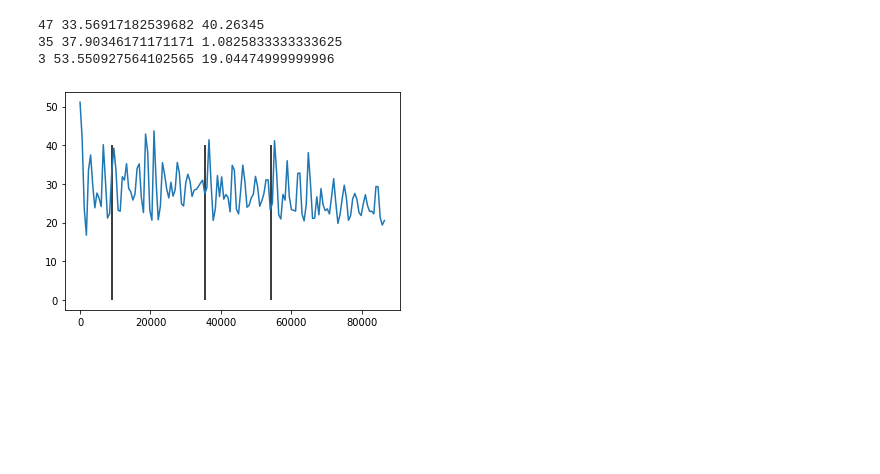
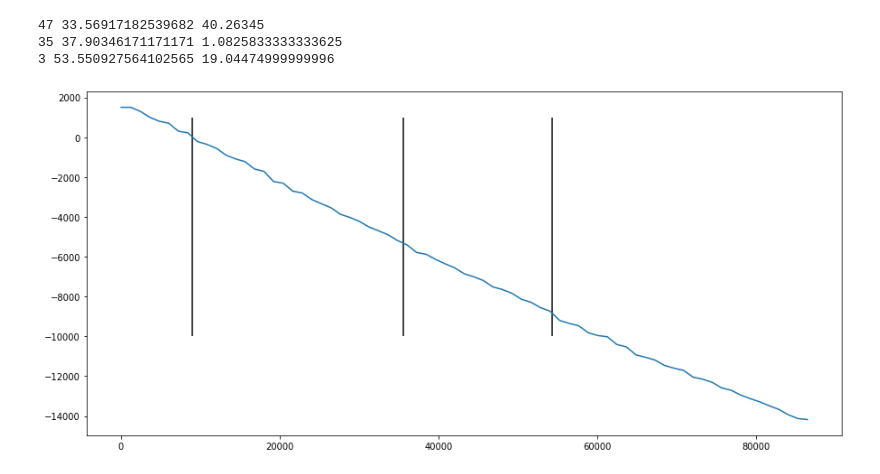
Before and after one commit to adithyashanmugam/Daytona24, a Jupyter notebook: src/2018/FixData2018.ipynb, the cells around one changed output. Drawn from its saved outputs; the diff is of its cells as text; code cells hidden in the pictures; blank space fills up the shorter version.

```diff
--- a/src/2018/FixData2018.ipynb
+++ b/src/2018/FixData2018.ipynb
@@ -141,12 +141,40 @@ for t in range(0, MAXTIME, 600):
         lp = getLastPit(car, t)
         agg_risk += get_risk_score(lp)
     risk_score[t] = agg_risk
+# %%
+risk_score = {}
+sus_score = {}
+for t in range(30, MAXTIME, 1200):
+    agg_risk = 0
+    agg_sus = 0
+    for car in pit_times:
+        lp = getLastPit(car, t)
+
+        previous = [time for time in pit_times[car] if time <= t]
+        pt = 0
+        sus = 0
+        for p in previous:
+            if p - pt < 10:
+                sus += 30
+            elif p - pt < 15:
+                sus += 20
+            elif p - pt < 25:
+                sus += 10
+            else:
+                sus -= 10
+            pt = p
+        agg_sus += sus
+
+        agg_risk += get_risk_score(lp)
+    risk_score[t] = agg_risk
+    sus_score[t] = agg_sus
 # %%
-plt.plot(list(risk_score.keys()), list(risk_score.values()))
-plt.vlines(times, 0, 40)
+plt.figure(figsize=(15, 7))
+plt.plot(list(sus_score.keys())[:95], list(sus_score.values())[:95])
+plt.vlines(times, -10000, 1000)
 plt.show()
 # %% [output]
-[figure, old version]
+[figure, new version]
 # %%
 distances = {1: 1876, 2: 1751.33, 3: 1768.67, 4: 2352, 5: 1488, 6: 1475, 7: 1427,
              8: 1428, 9: 1457, 10: 1484, 11: 1283, 12: 1006.83}
```
Also changed, not shown: 2 other files.
